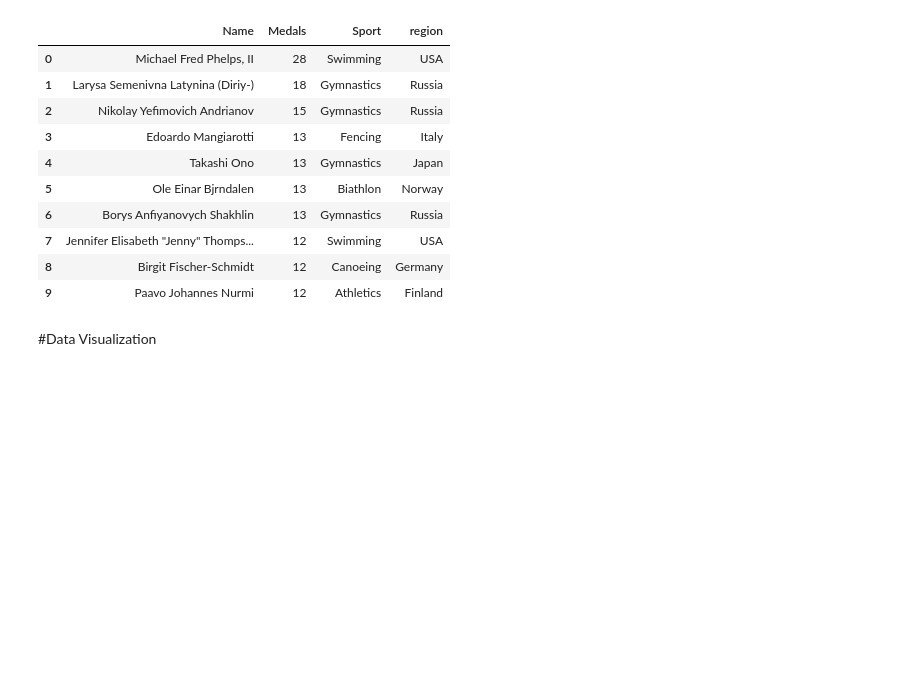
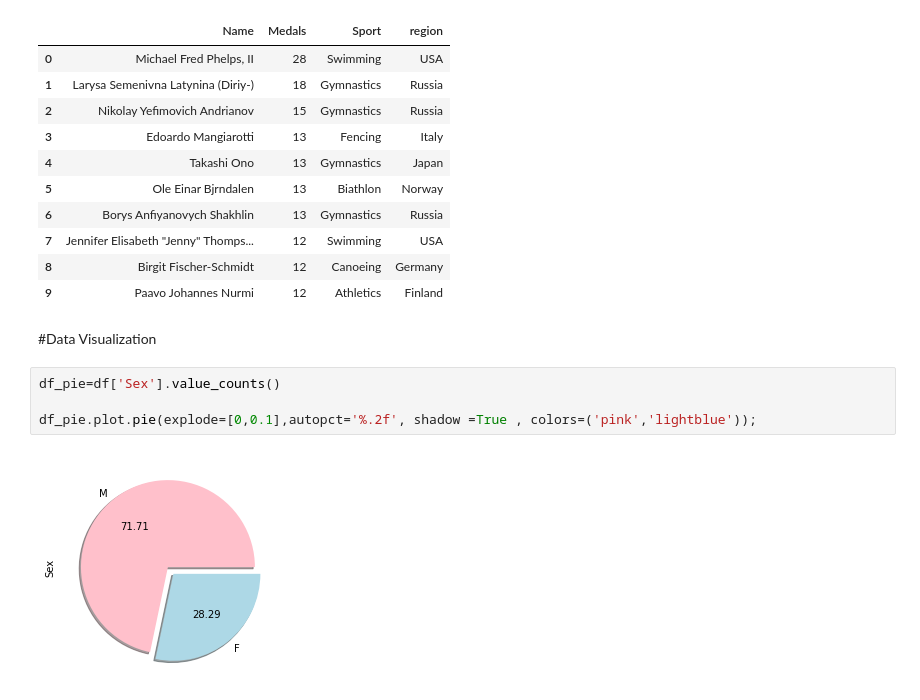
Before and after one commit to MaliheDahmardeh/Olympic-History, a Jupyter notebook: Olympic_History.ipynb, the cells around one changed output. Drawn from its saved outputs; the diff is of its cells as text; blank space fills up the shorter version.

```diff
--- a/Olympic_History.ipynb
+++ b/Olympic_History.ipynb
@@ -551,3 +551,9 @@ tmw_table
 | 9 | Paavo Johannes Nurmi | 12 | Athletics | Finland |
 # %% [markdown]
 #Data Visualization
+# %%
+df_pie=df['Sex'].value_counts()
+
+df_pie.plot.pie(explode=[0,0.1],autopct='%.2f', shadow =True , colors=('pink','lightblue'));
+# %% [output]
+[figure, added]
```
Also changed, not shown: parts of 2 cells of this notebook.
